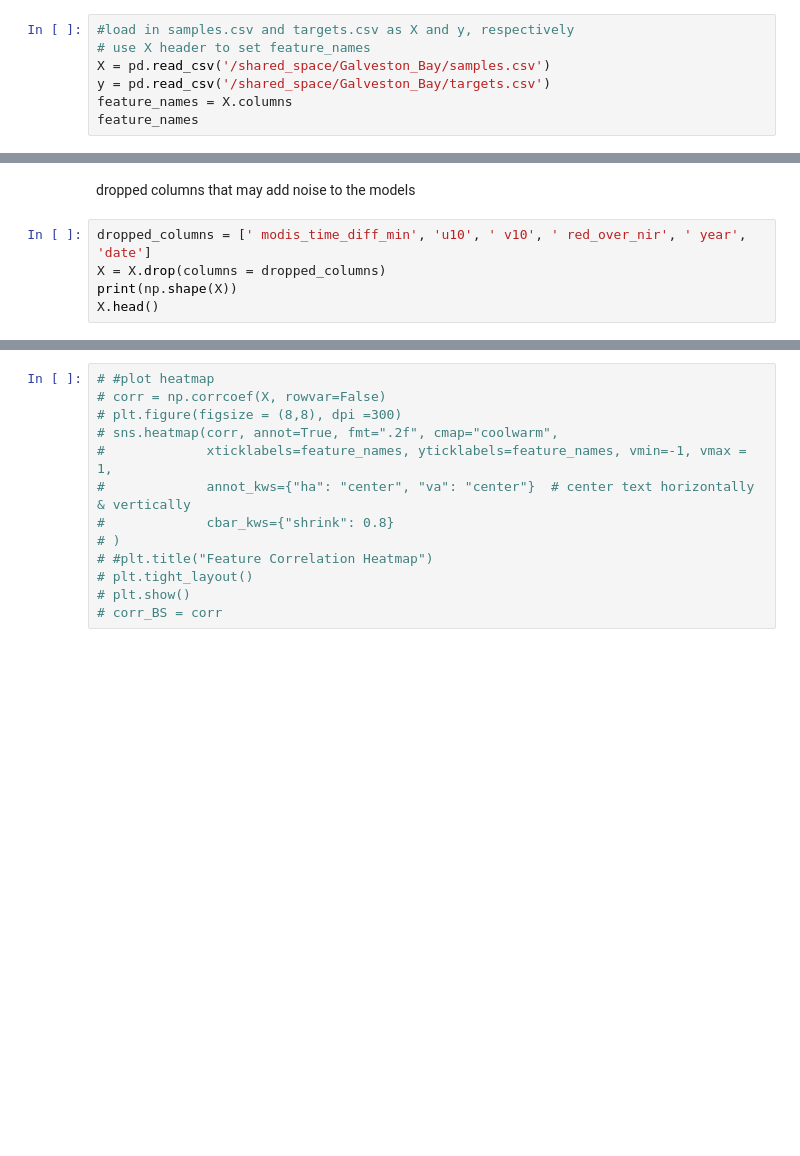
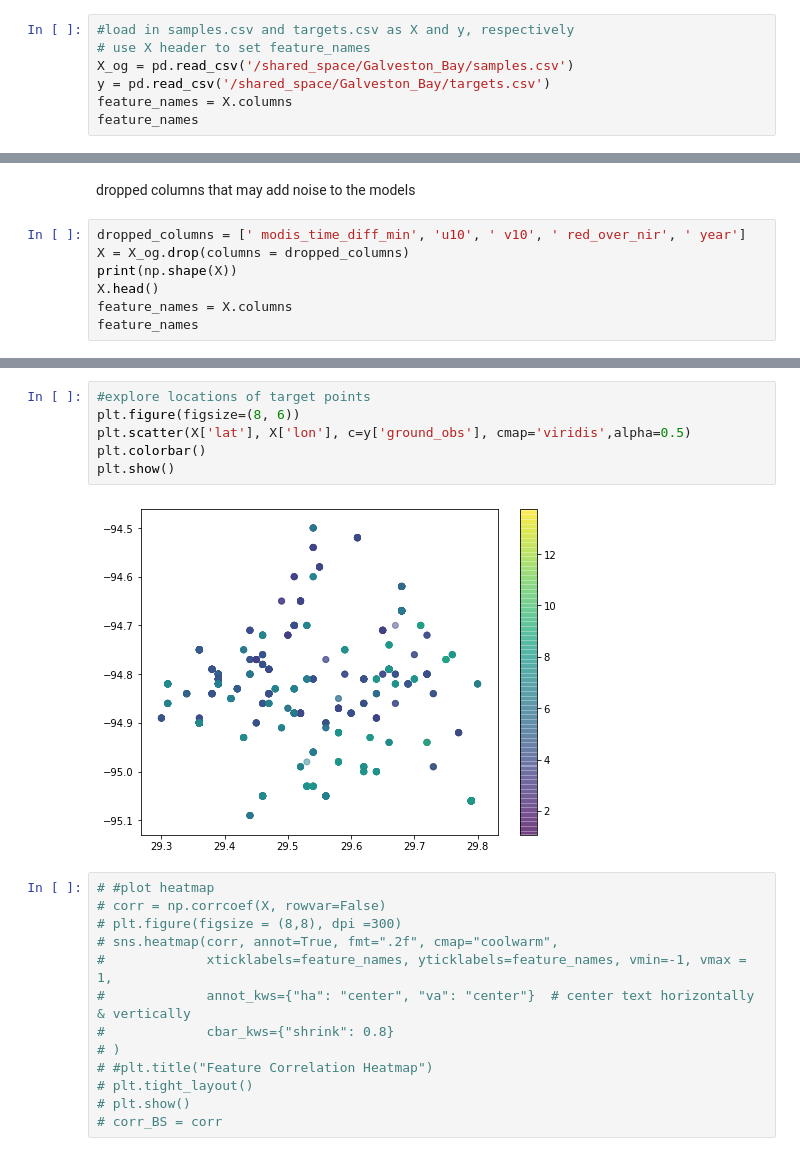
Before and after one commit to inmang13/ESDA_FinalProj_GalvestonBay, a Jupyter notebook: sample_model_eval.ipynb, the cells around one changed output, grey strips where cells are left out. Cells and saved outputs as stored; diff of their text form; blank space fills up the shorter version.

Commit message:
explored prediction

```diff
--- a/sample_model_eval.ipynb
+++ b/sample_model_eval.ipynb
@@ -23,7 +23,7 @@ os.chdir('/shared_space/Galveston_Bay')
 # %%
 #load in samples.csv and targets.csv as X and y, respectively
 # use X header to set feature_names
-X = pd.read_csv('/shared_space/Galveston_Bay/samples.csv')
+X_og = pd.read_csv('/shared_space/Galveston_Bay/samples.csv')
 y = pd.read_csv('/shared_space/Galveston_Bay/targets.csv')
 feature_names = X.columns
 feature_names
@@ -45,9 +34,11 @@ X_dates = X['date'].drop_duplicates()
 # %% [markdown]
 dropped columns that may add noise to the models
 # %%
-dropped_columns = [' modis_time_diff_min', 'u10', ' v10', ' red_over_nir', ' year', 'date']
-X = X.drop(columns = dropped_columns)
+dropped_columns = [' modis_time_diff_min', 'u10', ' v10', ' red_over_nir', ' year']
+X = X_og.drop(columns = dropped_columns)
 print(np.shape(X))
 X.head()
+feature_names = X.columns
+feature_names
 # %% [output]
 (1727, 13)
@@ -73,3 +73,11 @@ X.describe()
+# %%
+#explore locations of target points
+plt.figure(figsize=(8, 6))
+plt.scatter(X['lat'], X['lon'], c=y['ground_obs'], cmap='viridis',alpha=0.5)
+plt.colorbar()
+plt.show()
+# %% [output]
+[figure, added]
 # %%
 # #plot heatmap
 # corr = np.corrcoef(X, rowvar=False)
```
Also changed, not shown: parts of 24 cells of this notebook.
